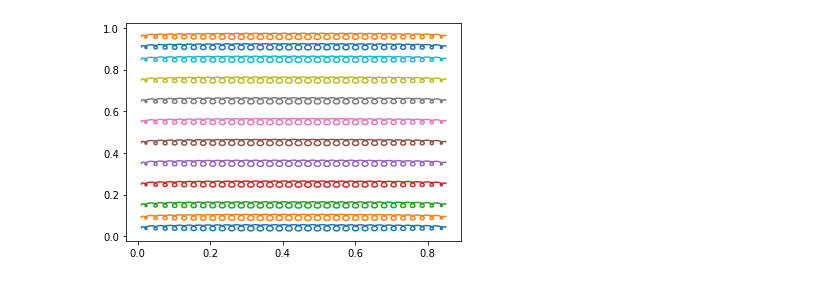
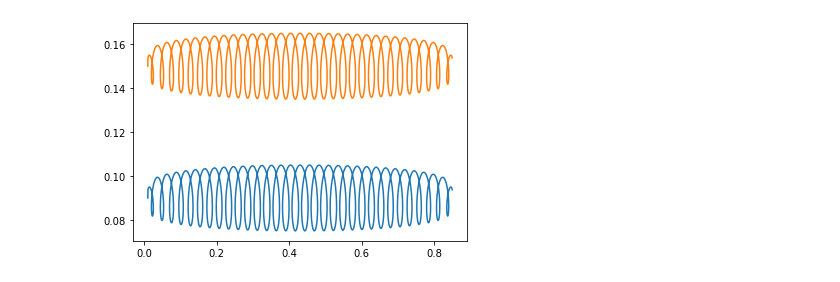
Before and after one commit to mhagenow01/panda_uli_demo, a Jupyter notebook: Execution/corrective_shared_autonomy/nodes/corrective_shared_autonomy/task_models_fragmented.ipynb, the cells around one changed output. Drawn from its saved outputs; the diff is of its cells as text; code cells hidden in the pictures.

```diff
--- a/Execution/corrective_shared_autonomy/nodes/corrective_shared_autonomy/task_models_fragmented.ipynb
+++ b/Execution/corrective_shared_autonomy/nodes/corrective_shared_autonomy/task_models_fragmented.ipynb
@@ -28,41 +28,41 @@ rospack = rospkg.RosPack()
 uliconfigpath = rospack.get_path('uli_config')
 config_dir = rospack.get_path('uli_config')+'/registration_models/'
 
-outfile  = config_dir + 'IRC_piece1_frag.pkl'
+outfile  = config_dir + 'IRC_piece1_2pass_frag.pkl'
 
 ang_relative_to_surface = 0 # degree
 
 tool_offset = np.array([-0.04, 0.0, 0.0])
 state_names = ['u','v','f','theta_qx','theta_qy','theta_qz','theta_qw','delta_s','valve','tool_offset_x','tool_offset_y','tool_offset_z']
-starting = [[0.01, 0.04], [0.01, 0.09], [0.01, 0.15], [0.01, 0.25], [0.01, 0.35], [0.01, 0.45], [0.01, 0.55], [0.01, 0.65], [0.01, 0.75], [0.01, 0.85], [0.01, 0.91], [0.01, 0.96]]
-ending = [[0.85, 0.04], [0.85, 0.09], [0.85, 0.15], [0.85, 0.25], [0.85, 0.35], [0.85, 0.45], [0.85, 0.55], [0.85, 0.65], [0.85, 0.75], [0.85, 0.85], [0.85, 0.91], [0.85, 0.96]]
-# ending = [[0.01, 0.99], [0.15, 0.99], [0.25, 0.99], [0.35, 0.99], [0.45, 0.99], [0.55, 0.99], [0.65, 0.99], [0.75, 0.99], [0.85, 0.99], [0.95, 0.99]]
-# starting = [[0.05, 0.01],[0.2,0.01], [0.35, 0.01],[0.5, 0.01],[0.65,0.01],[0.80,0.01],[0.95,0.01]]
-# ending = [[0.05, 0.99],[0.2,0.99], [0.35, 0.99],[0.5, 0.99],[0.65,0.99],[0.80,0.99],[0.95,0.99]]
+# starting = [[0.01, 0.04], [0.01, 0.09], [0.01, 0.15], [0.01, 0.25], [0.01, 0.35], [0.01, 0.45], [0.01, 0.55], [0.01, 0.65], [0.01, 0.75], [0.01, 0.85], [0.01, 0.91], [0.01, 0.96]]
+# ending = [[0.85, 0.04], [0.85, 0.09], [0.85, 0.15], [0.85, 0.25], [0.85, 0.35], [0.85, 0.45], [0.85, 0.55], [0.85, 0.65], [0.85, 0.75], [0.85, 0.85], [0.85, 0.91], [0.85, 0.96]]
+starting = [[0.01, 0.09], [0.01, 0.15]]
+ending = [[0.85, 0.09], [0.85, 0.15]]
+
 samps_per_sec = 40
 # samps = samps_per_sec * np.array([10,10,10,10,10])
 samps = samps_per_sec * np.array([80,80,80,80,80,80,80,80,80,80,80,80])
 forces = np.array([-20.,-20.,-20.,-20.,-20.,-20.,-20.,-20.,-20.,-20.,-20, -20])
 angs = np.array([-10,-10,-10,-10,-10,-10,-10,-10,-10,-10,-10,-10])
 
 state_vals = []
 for ii in range(0,len(starting)):
     R_tool_surf = ScipyR.from_euler('zy',[ang_relative_to_surface,angs[ii]],degrees=True)
     theta_q = R_tool_surf.as_quat()
     start_temp = np.array([starting[ii][0],starting[ii][1],forces[ii],theta_q[0],theta_q[1],theta_q[2],theta_q[3], 1.0, 1.0, tool_offset[0], tool_offset[1], tool_offset[2]])
     end_temp = np.array([ending[ii][0],ending[ii][1],forces[ii],theta_q[0],theta_q[1],theta_q[2],theta_q[3], 1.0, 1.0, tool_offset[0], tool_offset[1], tool_offset[2]])
 #     state_vals.append(interpMultD(start_temp,end_temp,samps[ii],quat_vars=[3]))
     state_vals.append(interpMultD(start_temp,end_temp,samps[ii],quat_vars=[3],super_pos_vars=[0], super_pos_freq=[0.04], super_pos_amp=[0.015]))
 
 # Plot 2D passes
 for ii in range(0,len(starting)):
     plt.plot(state_vals[ii][0,:],state_vals[ii][1,:])
 plt.show()
 
 R_extra_tool = ScipyR.from_euler('y',-5,degrees=True)
 q_extra = R_extra_tool.as_quat()
 corrections = [[0.0, 0.0, -6.0, q_extra[0], q_extra[1], q_extra[2], q_extra[3], -0.5, 0.0, -0.01, 0.0, 0.0]]
 
 pickle.dump((state_names,state_vals,corrections),open(outfile,"wb"), protocol=2)
 # %% [output]
-[figure, old version]
+[figure, new version]
```
Also changed, not shown: 3 other files.
